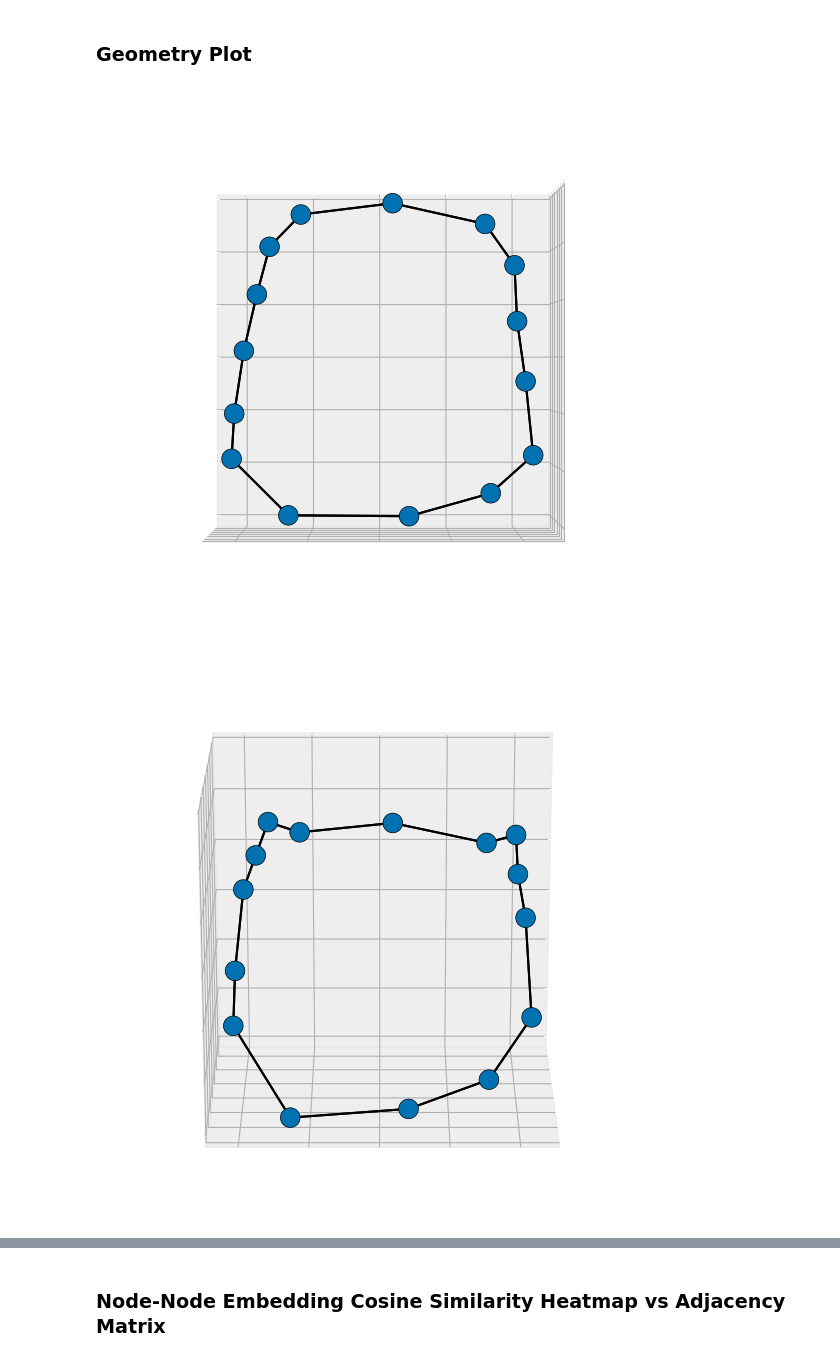
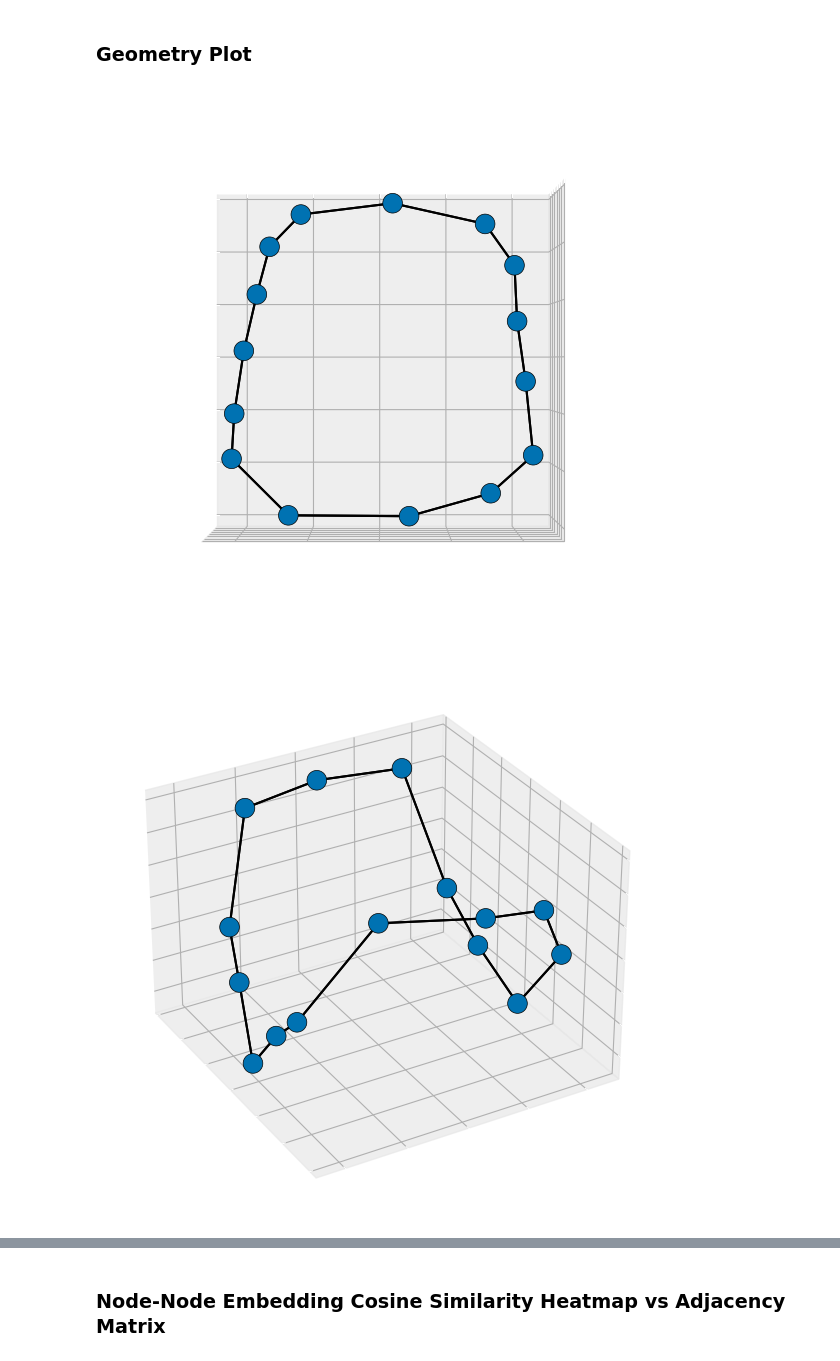
Before and after one commit to Shahriarnz14/Geometric_Memory, a Jupyter notebook: tiny_graphs_notebooks/experiment_notebooks_regularizers/tiny_neural_network_cycle.ipynb, the cells around one changed output, grey strips where cells are left out. Cells and saved outputs as stored; diff of their text form; code cells hidden in the pictures.

```diff
--- a/tiny_graphs_notebooks/experiment_notebooks_regularizers/tiny_neural_network_cycle.ipynb
+++ b/tiny_graphs_notebooks/experiment_notebooks_regularizers/tiny_neural_network_cycle.ipynb
@@ -1635,36 +1630,36 @@ cycle_v5_styled_axis_permutation = (0, 1, 2)
 
 plot_stylized_embedding_graph(
     cycle_v5_reduced_embeddings,
     cycle_v5_edge_list,
     title="",
     view=cycle_v5_styled_view,
     root_node_index=cycle_v5_root_node_index,
     axis_permutation=cycle_v5_styled_axis_permutation,
 );
 
 ################
 #Another Angle
 ################
 
-cycle_v5_raw_elev = 110
-cycle_v5_raw_azim = 0
+cycle_v5_raw_elev = 30
+cycle_v5_raw_azim = -30
 cycle_v5_raw_roll = 0
 
 # Styled plotting constants for this block
 cycle_v5_styled_view = {"elev": cycle_v5_raw_elev, "azim": cycle_v5_raw_azim, "roll": cycle_v5_raw_roll}
 cycle_v5_styled_axis_permutation = (0, 1, 2)
 
 plot_stylized_embedding_graph(
     cycle_v5_reduced_embeddings,
     cycle_v5_edge_list,
     title="",
     view=cycle_v5_styled_view,
     root_node_index=cycle_v5_root_node_index,
     axis_permutation=cycle_v5_styled_axis_permutation,
 );
 # %% [output]
 [figure]
-[figure, old version]
+[figure, new version]
 # %%
 # Line-plot constants for this block
 cycle_v5_line_plot_title = ""
```
Also changed, not shown: parts of 18 cells of this notebook.
